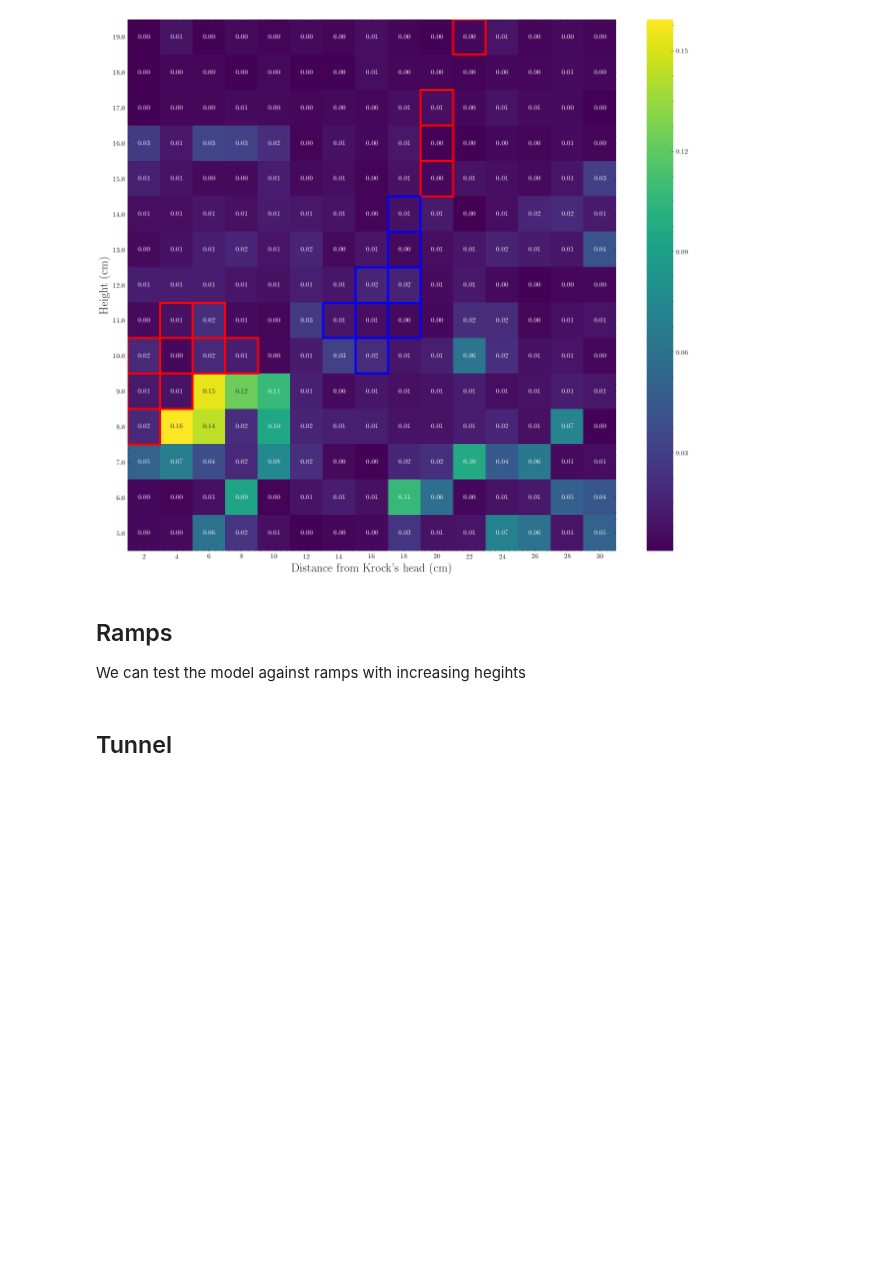
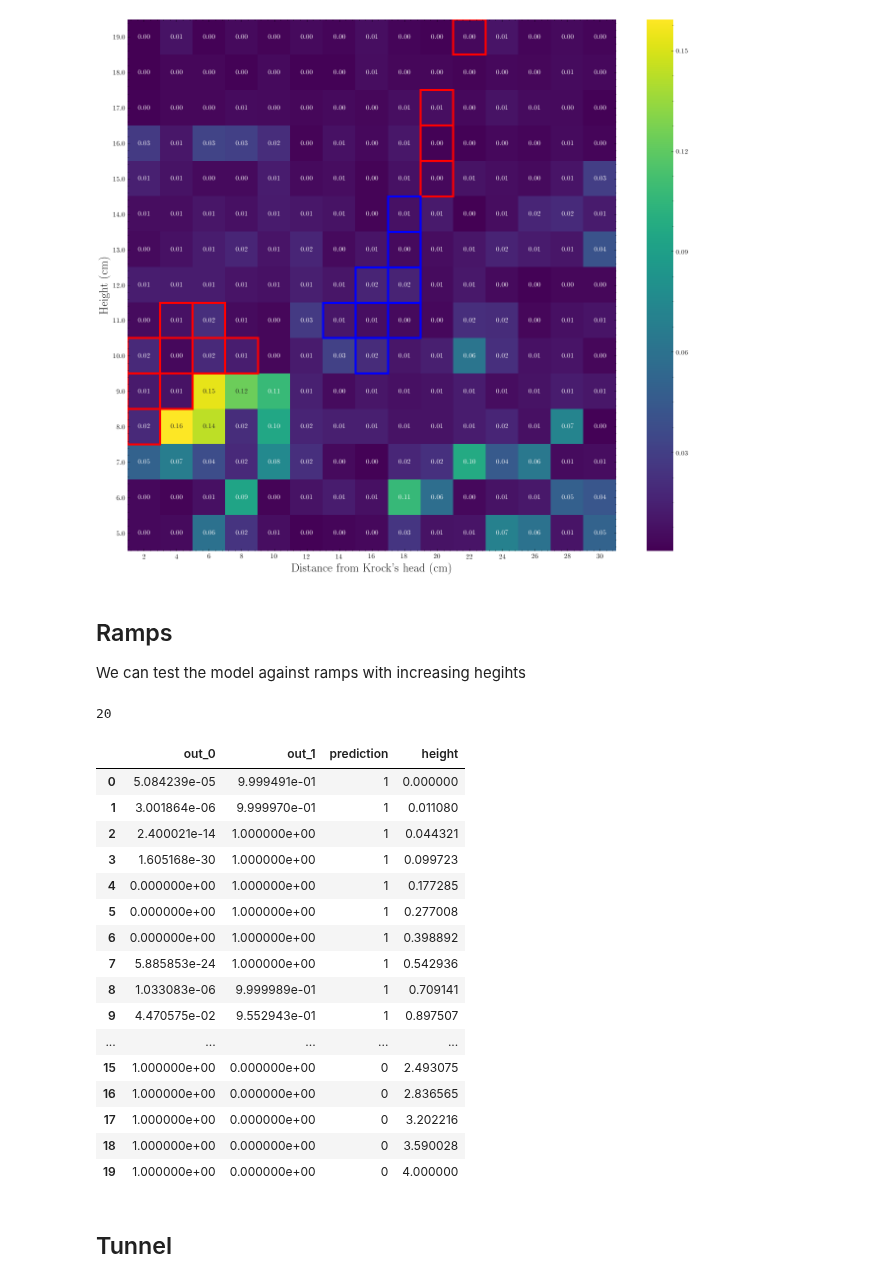
Before and after one commit to FrancescoSaverioZuppichini/Master-Thesis, a Jupyter notebook: core/interpretability-dataset.ipynb, the cells around one changed output. Drawn from its saved outputs; the diff is of its cells as text; code cells hidden in the pictures; blank space fills up the shorter version.

```diff
--- a/core/interpretability-dataset.ipynb
+++ b/core/interpretability-dataset.ipynb
@@ -619,16 +619,35 @@ answer[0].info['advancement'].iloc[25]
 # %%
 out_dir = '/home/francesco/Documents/Master-Thesis/papers/Thesis/img/5/custom_patches/ramp/'
 
 heights = np.linspace(0, 2, 20) # from 1 to 20 cm (remember the res of 0.02cm/px) Krock height from ground is 4cm
 
 walls = [RampPatch(KrockPatchExtractStrategy.patch_shape(0.7), strength=s, factors_func=lambda x: x ** 2)()
          for s in heights ]
 
 answer, explanation = get_answers_from_patches(walls)
 
 explanation.df['height'] = heights ** 2
-explanation.df.to_csv(out_dir + '/prediction.csv')
+# explanation.df.to_csv(out_dir + '/prediction.csv')
 explanation.df
+# %% [output]
+20
+|  | out_0 | out_1 | prediction | height |
+| 0 | 5.084239e-05 | 9.999491e-01 | 1 | 0.000000 |
+| 1 | 3.001864e-06 | 9.999970e-01 | 1 | 0.011080 |
+| 2 | 2.400021e-14 | 1.000000e+00 | 1 | 0.044321 |
+| 3 | 1.605168e-30 | 1.000000e+00 | 1 | 0.099723 |
+| 4 | 0.000000e+00 | 1.000000e+00 | 1 | 0.177285 |
+| 5 | 0.000000e+00 | 1.000000e+00 | 1 | 0.277008 |
+| 6 | 0.000000e+00 | 1.000000e+00 | 1 | 0.398892 |
+| 7 | 5.885853e-24 | 1.000000e+00 | 1 | 0.542936 |
+| 8 | 1.033083e-06 | 9.999989e-01 | 1 | 0.709141 |
+| 9 | 4.470575e-02 | 9.552943e-01 | 1 | 0.897507 |
+| ... | ... | ... | ... | ... |
+| 15 | 1.000000e+00 | 0.000000e+00 | 0 | 2.493075 |
+| 16 | 1.000000e+00 | 0.000000e+00 | 0 | 2.836565 |
+| 17 | 1.000000e+00 | 0.000000e+00 | 0 | 3.202216 |
+| 18 | 1.000000e+00 | 0.000000e+00 | 0 | 3.590028 |
+| 19 | 1.000000e+00 | 0.000000e+00 | 0 | 4.000000 |
 # %%
 plt.style.use(['science', 'ieee'])
 
```
Also changed, not shown: parts of 8 cells of this notebook, 45 other files.
